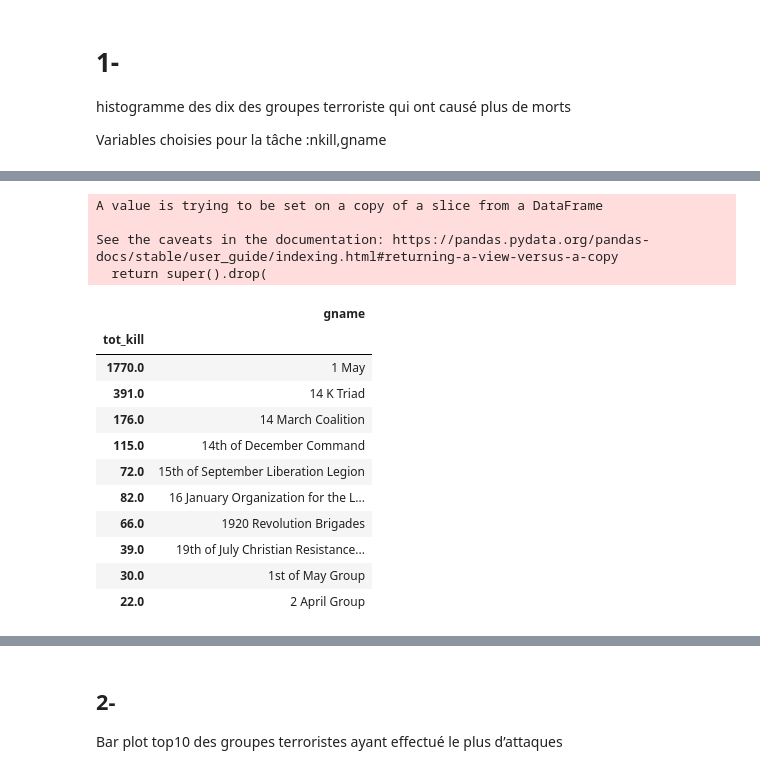
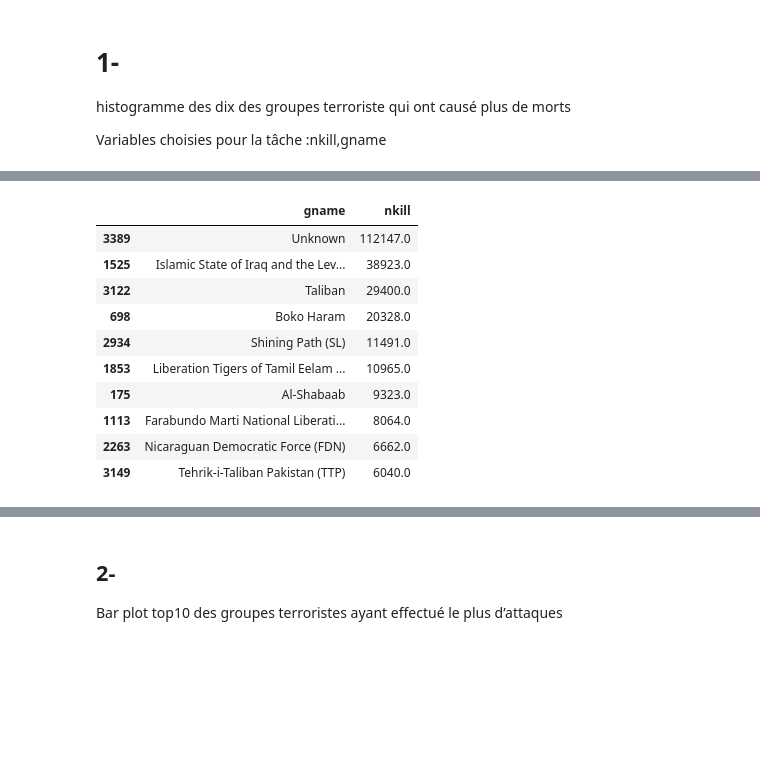
Before and after one commit to Oumar199/TerroristAttackDashboard, a Jupyter notebook: exploration.ipynb, the cells around one changed output, grey strips where cells are left out. Drawn from its saved outputs; the diff is of its cells as text; code cells hidden in the pictures; blank space fills up the shorter version.

```diff
--- a/exploration.ipynb
+++ b/exploration.ipynb
@@ -39 +65,15 @@ grp_terr= cleaned_data.groupby('gname').agg({'nkill':'sum'})
+# %%
+top10
+# %% [output]
+|  | gname | nkill |
+| 3389 | Unknown | 112147.0 |
+| 1525 | Islamic State of Iraq and the Lev... | 38923.0 |
+| 3122 | Taliban | 29400.0 |
+| 698 | Boko Haram | 20328.0 |
+| 2934 | Shining Path (SL) | 11491.0 |
+| 1853 | Liberation Tigers of Tamil Eelam ... | 10965.0 |
+| 175 | Al-Shabaab | 9323.0 |
+| 1113 | Farabundo Marti National Liberati... | 8064.0 |
+| 2263 | Nicaraguan Democratic Force (FDN) | 6662.0 |
+| 3149 | Tehrik-i-Taliban Pakistan (TTP) | 6040.0 |
 # %%
@@ -41,26 +81,8 @@ grp_terr = grp_terr.reset_index()
 # %%
-grp_terr['tot_kill']=grp_terr['nkill'].value_counts()
-top10=grp_terr.head(10)
-top10.drop('nkill',inplace=True,axis=1)
+# grp_terr['tot_kill']=grp_terr['nkill'].value_counts()
+# top10=grp_terr.head(10)
+# top10.drop('nkill',inplace=True,axis=1)
-# %% [output]
-A value is trying to be set on a copy of a slice from a DataFrame
-
-See the caveats in the documentation: https://pandas.pydata.org/pandas-docs/stable/user_guide/indexing.html#returning-a-view-versus-a-copy
-  return super().drop(
 # %%
-top10.set_index('tot_kill')
+# top10.set_index('tot_kill')
-# %% [output]
-|  | gname |
-| tot_kill |  |
-| 1770.0 | 1 May |
-| 391.0 | 14 K Triad |
-| 176.0 | 14 March Coalition |
-| 115.0 | 14th of December Command |
-| 72.0 | 15th of September Liberation Legion |
-| 82.0 | 16 January Organization for the L... |
-| 66.0 | 1920 Revolution Brigades |
-| 39.0 | 19th of July Christian Resistance... |
-| 30.0 | 1st of May Group |
-| 22.0 | 2 April Group |
 # %%
 
```
Also changed, not shown: parts of 15 cells of this notebook.
